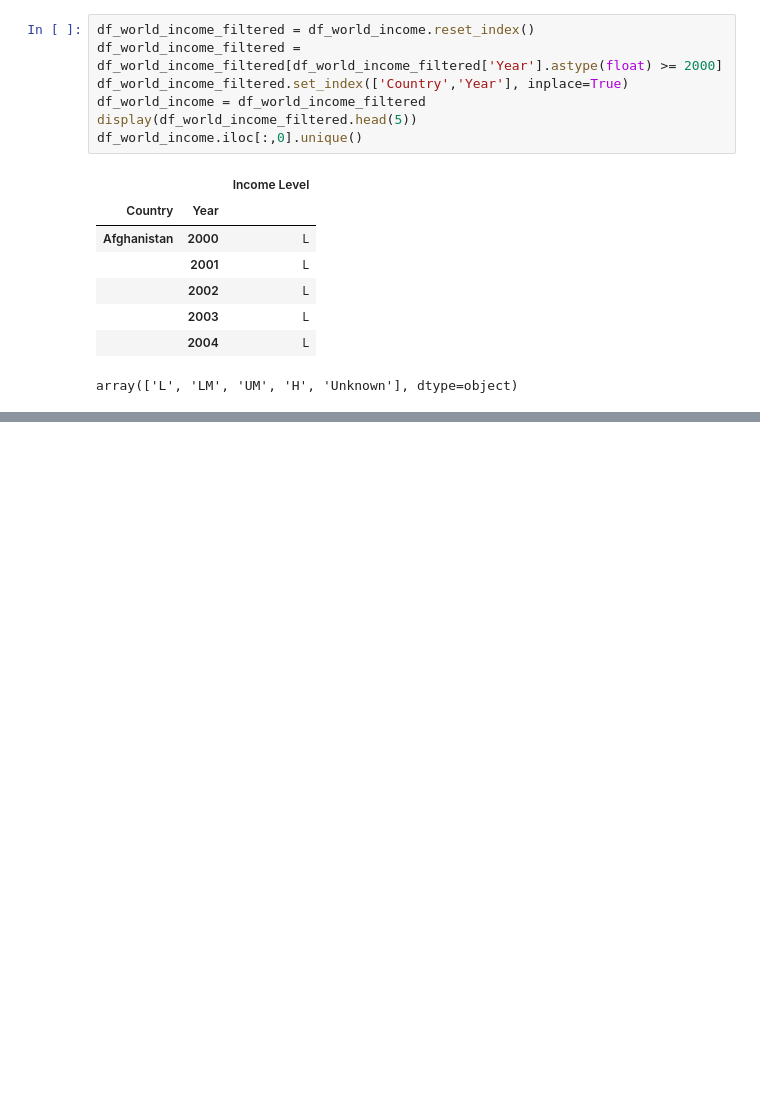
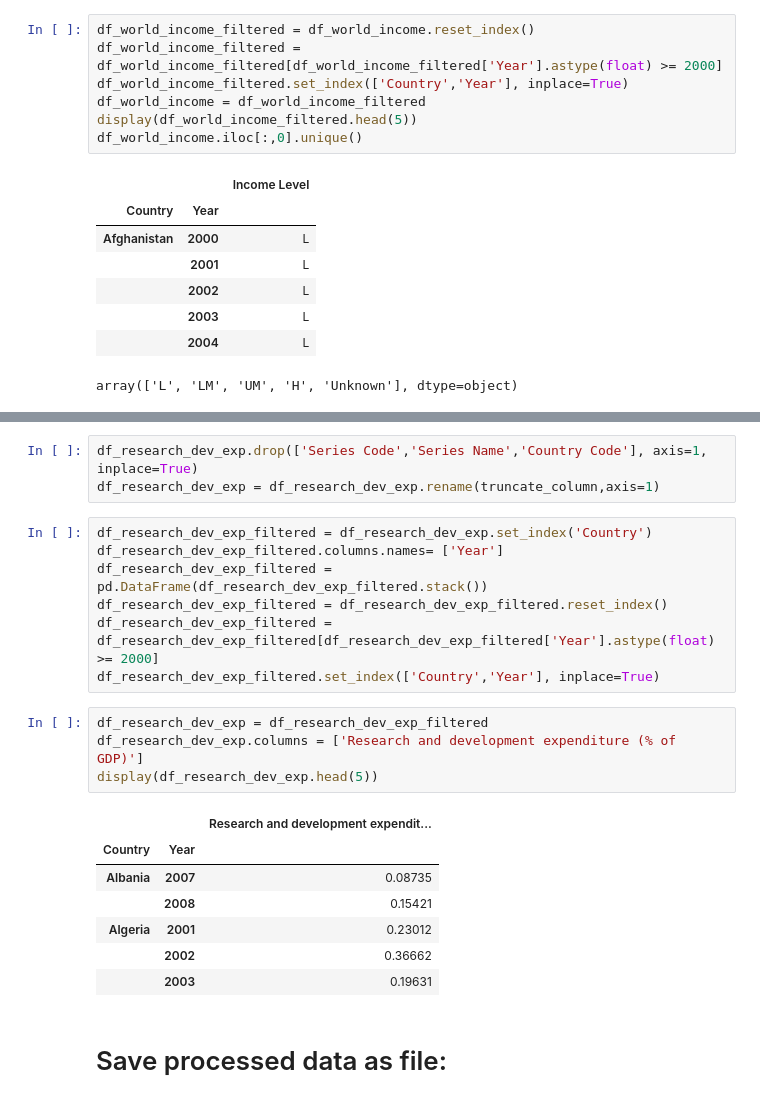
Before and after one commit to patrickFuerst/human_life_exp, a Jupyter notebook: Data_Collection_Insights(Patrick).ipynb, the cells around one changed output, grey strips where cells are left out. Drawn from its saved outputs; the diff is of its cells as text; blank space fills up the shorter version.

```diff
--- a/Data_Collection_Insights(Patrick).ipynb
+++ b/Data_Collection_Insights(Patrick).ipynb
@@ -276,0 +347,24 @@ array(['L', 'LM', 'UM', 'H', 'Unknown'], dtype=object)
+# %%
+df_research_dev_exp.drop(['Series Code','Series Name','Country Code'], axis=1, inplace=True)
+df_research_dev_exp = df_research_dev_exp.rename(truncate_column,axis=1)
+# %%
+df_research_dev_exp_filtered = df_research_dev_exp.set_index('Country')
+df_research_dev_exp_filtered.columns.names= ['Year']
+df_research_dev_exp_filtered = pd.DataFrame(df_research_dev_exp_filtered.stack())
+df_research_dev_exp_filtered = df_research_dev_exp_filtered.reset_index()
+df_research_dev_exp_filtered = df_research_dev_exp_filtered[df_research_dev_exp_filtered['Year'].astype(float) >= 2000]
+df_research_dev_exp_filtered.set_index(['Country','Year'], inplace=True)
+# %%
+df_research_dev_exp = df_research_dev_exp_filtered
+df_research_dev_exp.columns = ['Research and development expenditure (% of GDP)']
+display(df_research_dev_exp.head(5))
+# %% [output]
+|  |  | Research and development expendit... |
+| Country | Year |  |
+| Albania | 2007 | 0.08735 |
+|  | 2008 | 0.15421 |
+| Algeria | 2001 | 0.23012 |
+|  | 2002 | 0.36662 |
+|  | 2003 | 0.19631 |
+# %% [markdown]
+# Save processed data as file:
```
Also changed, not shown: parts of 10 cells of this notebook, 5 other files.
